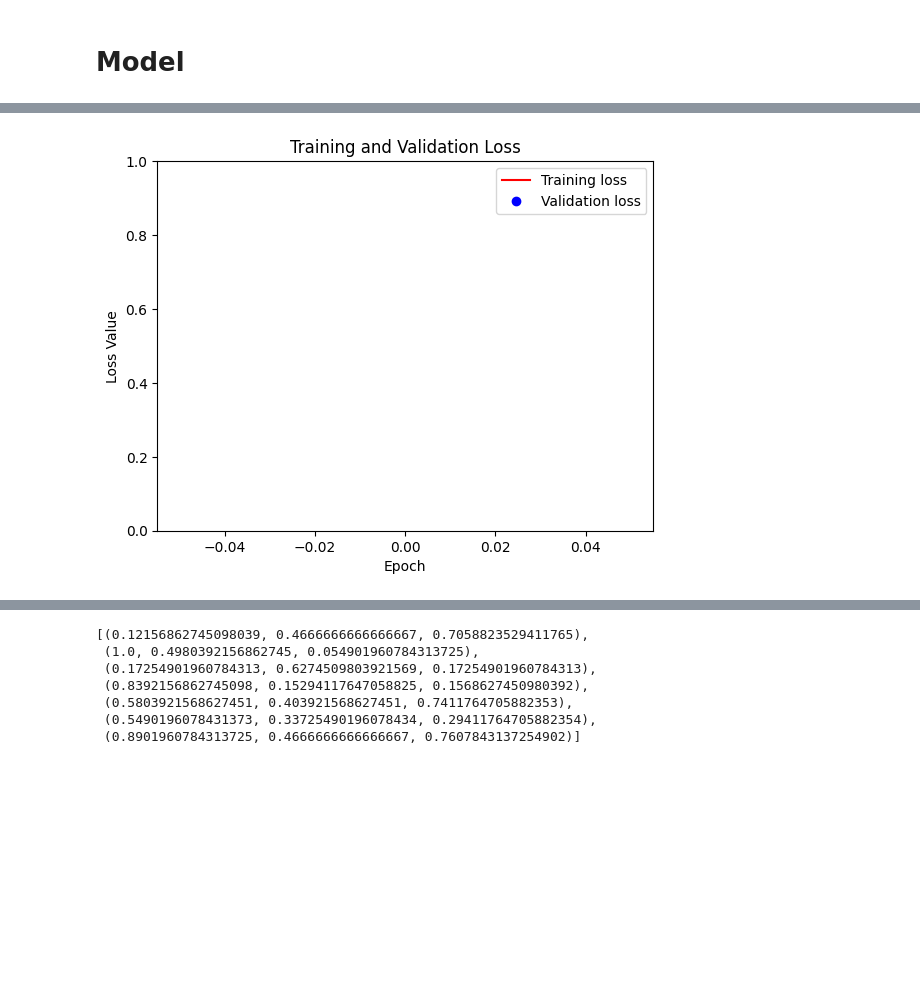
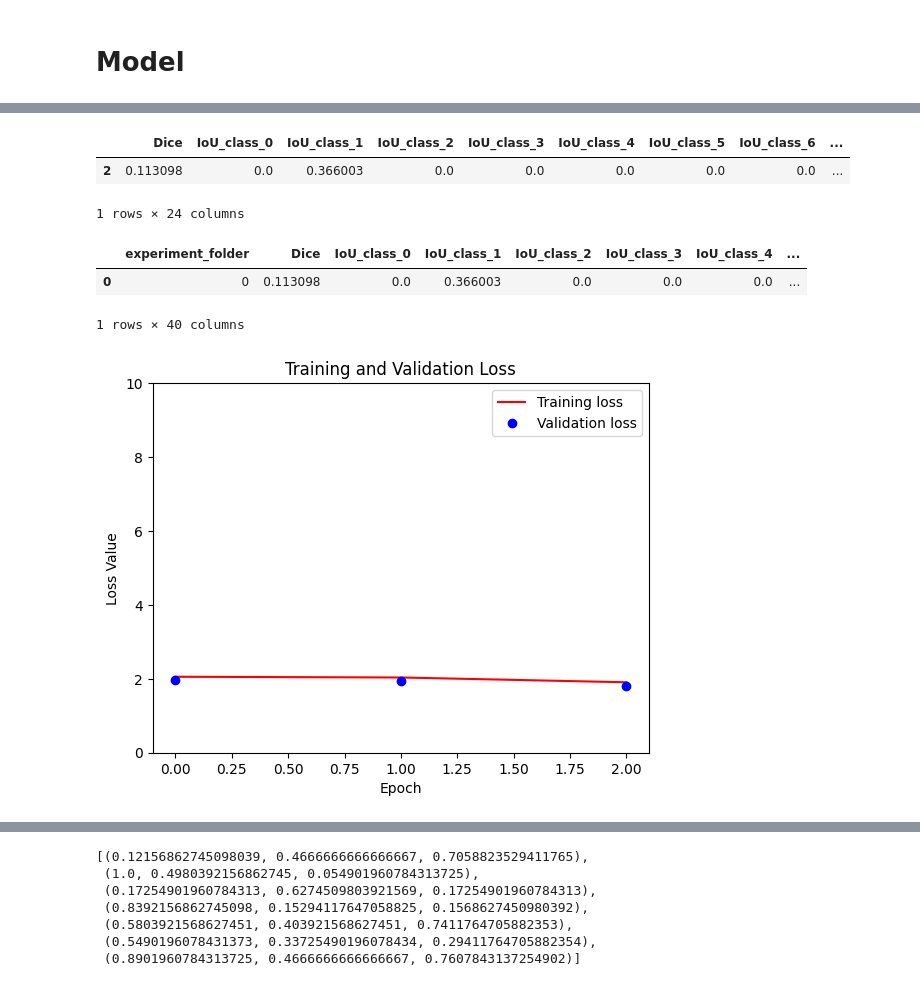
Before and after one commit to Hedredo/oc_p8, a Jupyter notebook: notebooks/modelisation.ipynb, the cells around one changed output, grey strips where cells are left out. Cells and saved outputs as stored; diff of their text form; code cells hidden in the pictures; blank space fills up the shorter version.

Commit message:
Update .gitignore, add metrics CSV file, add metrics, callbacks, params, experiment tracking and enhance session notes

```diff
--- a/notebooks/modelisation.ipynb
+++ b/notebooks/modelisation.ipynb
@@ -845,9 +1047,6 @@ image_train, image_val, mask_train, mask_val = train_test_split(
 )
 train_paths = list(zip(image_train, mask_train))
 val_paths = list(zip(image_val, mask_val))
-# %%
-train_paths = list(zip(image_train, mask_train))
-val_paths = list(zip(image_val, mask_val))
 # %%
 train_datagen = Dataloaderv10(
     train_paths,
@@ -927,0 +1081,11 @@ def iou(y_true, y_pred):
+# %%
+folders = [int(f) for f in os.listdir("../artifacts")]
+new_folder = max(folders) + 1 if folders else 0
+
+checkpoint_callback = tf.keras.callbacks.ModelCheckpoint(
+    filepath=f"../artifacts/{new_folder}/{model.name}_best_model.h5",  # chemin vers le fichier de sauvegarde
+    monitor="val_loss",  # surveille la loss
+    mode="min",  # on veut minimiser la loss
+    save_best_only=True,  # sauvegarde uniquement le meilleur modèle
+    verbose=1,
+)
@@ -928,6 +1099,15 @@ def iou(y_true, y_pred):
 # %%
 model = unet_model(input_shape=(256, 512, 3), num_classes=train_datagen.num_classes)
-loss_fn = tf.keras.losses.SparseCategoricalCrossentropy(from_logits=False)
+loss_fn = tf.keras.losses.SparseCategoricalCrossentropy(
+    from_logits=False,  # Set to False if y_pred is a probability distribution (e.g. softmax activation) with shape (batches, H, W, num_classes)*
+    name="sparse_categorical_crossentropy",
+)
+optimizer = tf.keras.optimizers.Adam(learning_rate=1e-4)
 model.compile(
-    optimizer="adam", loss=loss_fn, metrics=["accuracy", IoU_metric, IoU_mean_metric]
+    optimizer=optimizer,
+    loss=loss_fn,
+    metrics=mean_metrics + per_class_metrics,
+    # weighted_metrics=None,
+    # steps_per_execution=1,
+    # loss_weights=None,
 )
@@ -934,5 +1118,10 @@ model.compile(
 # %%
-history = model.fit(train_datagen, validation_data=val_datagen, epochs=1)
+history = model.fit(
+    train_datagen,
+    validation_data=val_datagen,
+    epochs=3,
+    callbacks=[checkpoint_callback],
+)
 # %% [output]
 DEBUG:dataloader:Number of batches: 8
 DEBUG:dataloader:Number of batches: 8
@@ -1014,0 +1303,6 @@ array([1, 2])
+# %%
+pd.DataFrame(history.history).iloc[best_val_loss, :].to_frame().T
+# %% [output]
+|  | Dice | IoU_class_0 | IoU_class_1 | IoU_class_2 | IoU_class_3 | IoU_class_4 | IoU_class_5 | IoU_class_6 | ... |
+| 2 | 0.113098 | 0.0 | 0.366003 | 0.0 | 0.0 | 0.0 | 0.0 | 0.0 | ... |
+1 rows × 24 columns
@@ -1015,18 +1326,24 @@ array([1, 2])
+# %%
+pd.read_csv(metrics_filepath).drop_duplicates()
+# %% [output]
+|  | experiment_folder | Dice | IoU_class_0 | IoU_class_1 | IoU_class_2 | IoU_class_3 | IoU_class_4 | ... |
+| 0 | 0 | 0.113098 | 0.0 | 0.366003 | 0.0 | 0.0 | 0.0 | ... |
+1 rows × 40 columns
 # %%
 loss = history.history["loss"]
 val_loss = history.history["val_loss"]
 
 plt.figure()
 plt.plot(history.epoch, loss, "r", label="Training loss")
 plt.plot(history.epoch, val_loss, "bo", label="Validation loss")
 plt.title("Training and Validation Loss")
 plt.xlabel("Epoch")
 plt.ylabel("Loss Value")
-plt.ylim([0, 1])
+plt.ylim([0, 10])
 plt.legend()
 plt.show()
 # %% [output]
-[figure, old version]
+[figure, new version]
 # %%
 # Display the original and transformed images
 fig, ax = plt.subplots(2, 2, figsize=(10, 6))
```
Also changed, not shown: parts of 41 cells of this notebook, 4 other files.
